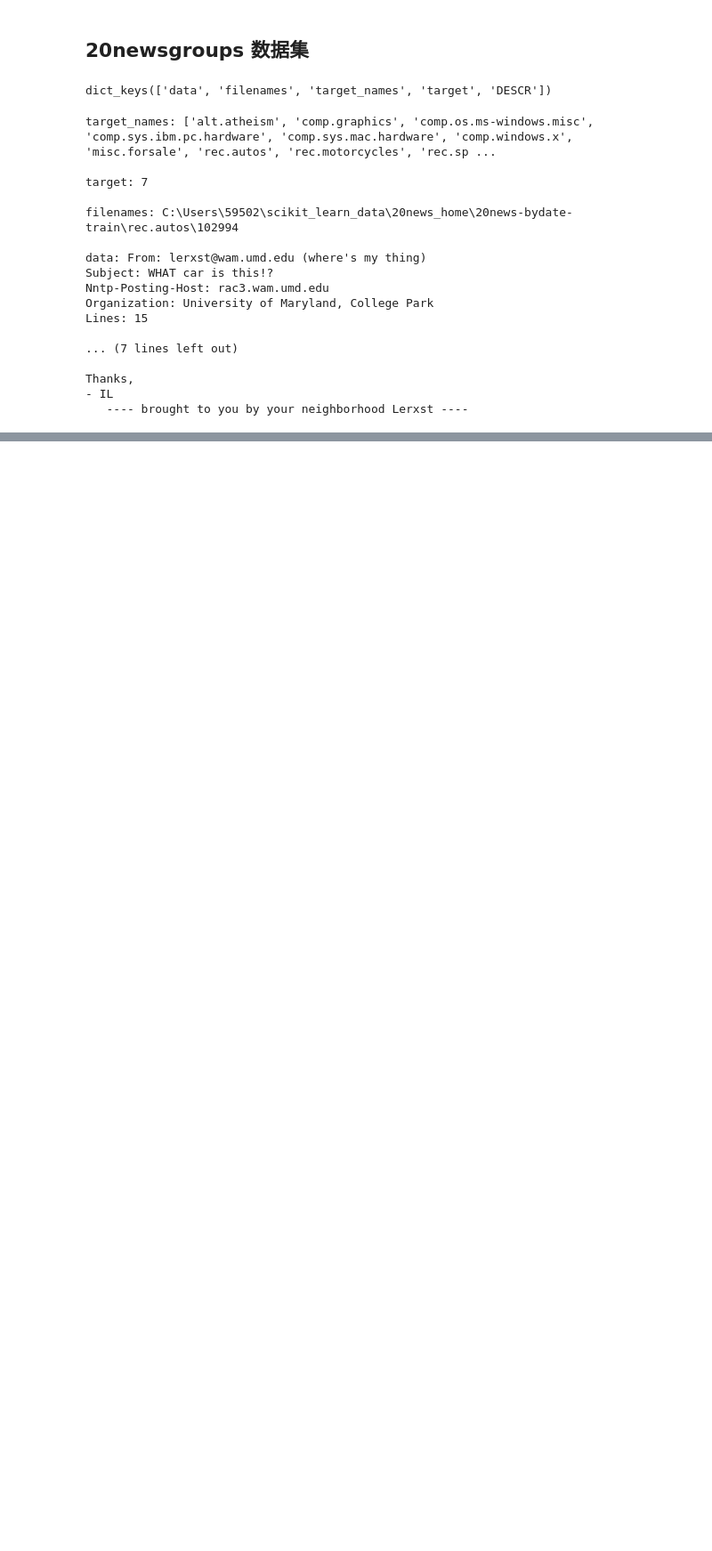
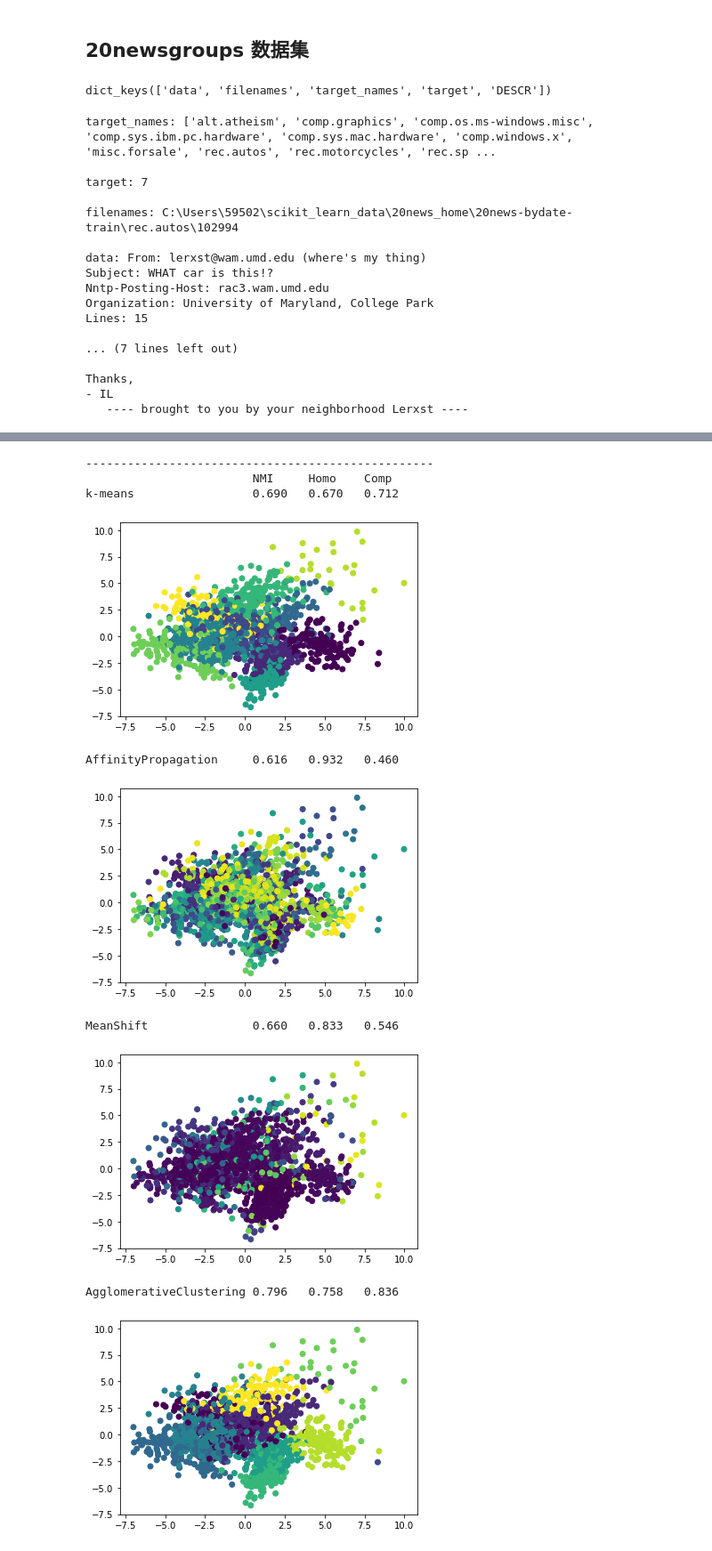
Before and after one commit to mokizzz/python_datamining_rayiooo, a Jupyter notebook: homework1/main.ipynb, the cells around one changed output, grey strips where cells are left out. Shown at 89% size. Saved outputs shown, nothing was run; the diff lists cells and outputs as text; code cells hidden in the pictures; blank space fills up the shorter version.

```diff
--- a/homework1/main.ipynb
+++ b/homework1/main.ipynb
@@ -54,6 +58,8 @@ data: [ 0.  0.  5. 13.  9.  1.  0.  0.  0.  0. 13. 15. 10. 15.  5.  0.  0.  3.
   0.  0.  0.  0.  6. 13. 10.  0.  0.  0.]
 <matplotlib.image.AxesImage at 0x...>
 [figure]
+# %%
+X = scale(digits.data)
 # %% [markdown]
 ## 20newsgroups 数据集
 # %%
@@ -89,0 +97,8 @@ Thanks,
+# %%
+def evaluate(labels_true, labels_pred, name):
+    print('%-20s\t%.3f\t%.3f\t%.3f' % (
+          name,
+          metrics.v_measure_score(labels_true, labels_pred),
+          metrics.homogeneity_score(labels_true, labels_pred),
+          metrics.completeness_score(labels_true, labels_pred),
+         ))
@@ -89,0 +107,5 @@ Thanks,
+# %%
+def visualize(x, y_pred):
+    x = PCA(n_components=2).fit_transform(x)
+    plt.scatter(x[:, 0], x[:, 1], c=y_pred)
+    plt.show()
@@ -89,0 +114,44 @@ Thanks,
+# %%
+print('-' * 50)
+print('%-20s\t%s\t%s\t%s' % ('', 'NMI', 'Homo', 'Comp'))
+
+y_pred = cluster.KMeans(n_clusters=10, random_state=9).fit_predict(X)
+evaluate(digits.target, y_pred, 'k-means')
+visualize(X, y_pred)
+
+y_pred = cluster.AffinityPropagation().fit_predict(X)
+evaluate(digits.target, y_pred, 'AffinityPropagation')
+visualize(X, y_pred)
+
+y_pred = cluster.MeanShift(bandwidth=5).fit_predict(X)
+evaluate(digits.target, y_pred, 'MeanShift')
+visualize(X, y_pred)
+
+# y_pred = cluster.SpectralClustering(n_clusters=10).fit_predict(X)
+# evaluate(digits.target, y_pred, 'SpectralClustering')
+# visualize(X, y_pred)
+
+y_pred = cluster.AgglomerativeClustering(n_clusters=10).fit_predict(X)
+evaluate(digits.target, y_pred, 'AgglomerativeClustering')
+visualize(X, y_pred)
+
+y_pred = cluster.DBSCAN(eps=4, min_samples=1).fit_predict(X)
+evaluate(digits.target, y_pred, 'DBSCAN')
+visualize(X, y_pred)
+
+y_pred = mixture.GaussianMixture(n_components=10).fit_predict(X)
+evaluate(digits.target, y_pred, 'GaussianMixture')
+visualize(X, y_pred)
+
+print('-' * 50)
+# %% [output]
+--------------------------------------------------
+                        NMI     Homo    Comp
+k-means                 0.690   0.670   0.712
+[figure, added]
+AffinityPropagation     0.616   0.932   0.460
+[figure, added]
+MeanShift               0.660   0.833   0.546
+[figure, added]
+AgglomerativeClustering 0.796   0.758   0.836
+[figure, added]
```
Also changed, not shown: parts of 7 cells of this notebook.
